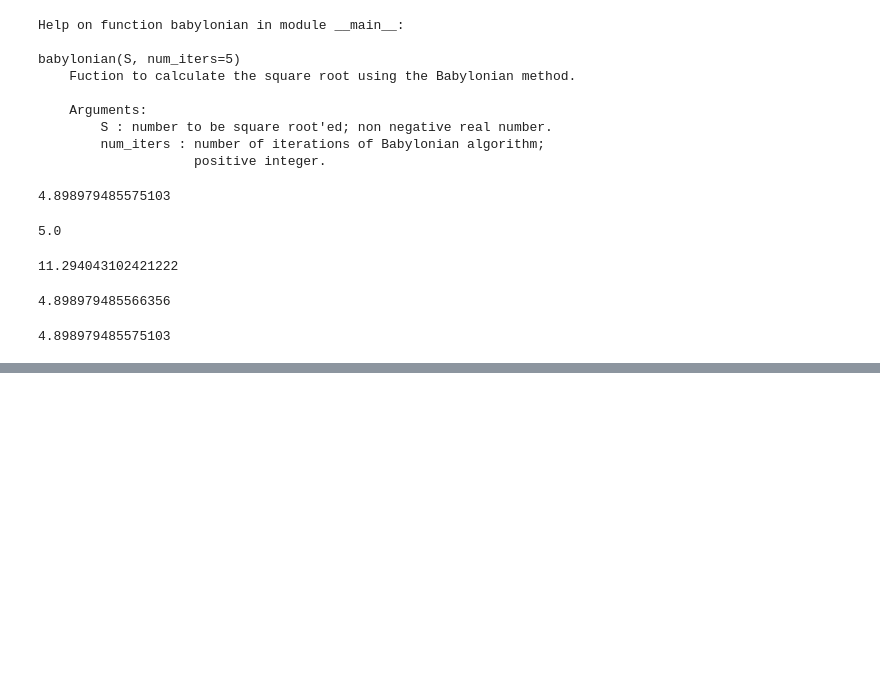
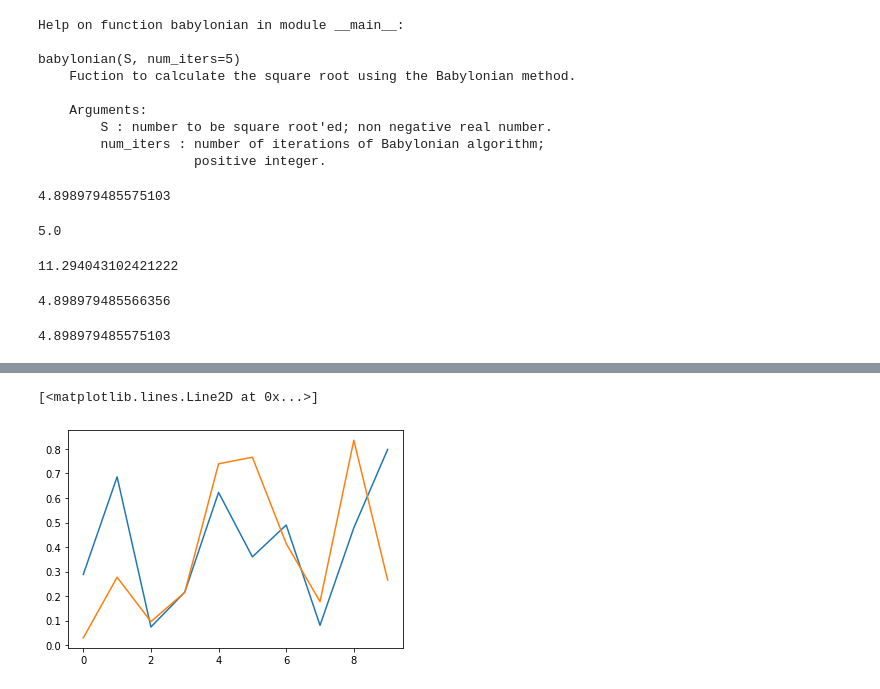
Before and after one commit to angelacpd/Scientific_Python, a Jupyter notebook: Lecture_2.ipynb, the cells around one changed output, grey strips where cells are left out. Saved outputs shown, nothing was run; the diff lists cells and outputs as text; code cells hidden in the pictures; blank space fills up the shorter version.

```diff
--- a/Lecture_2.ipynb
+++ b/Lecture_2.ipynb
@@ -369,0 +627,6 @@ babylonian(Rational(24))
+# %%
+plt.plot(np.random.rand(10))
+plt.plot(np.random.rand(10))
+# %% [output]
+[<matplotlib.lines.Line2D at 0x...>]
+[figure, added]
```
Also changed, not shown: parts of 34 cells of this notebook.
